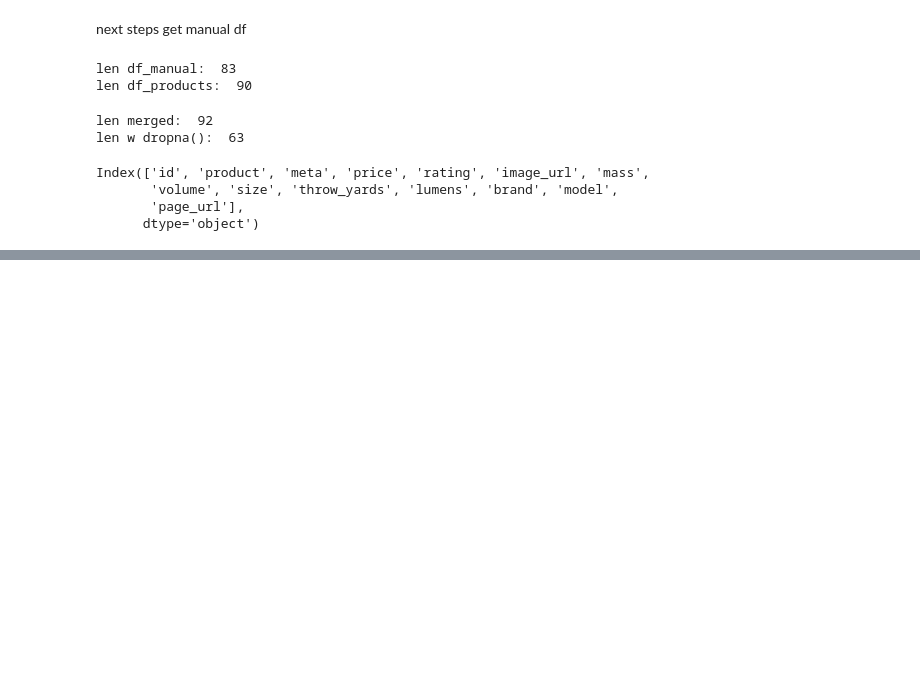
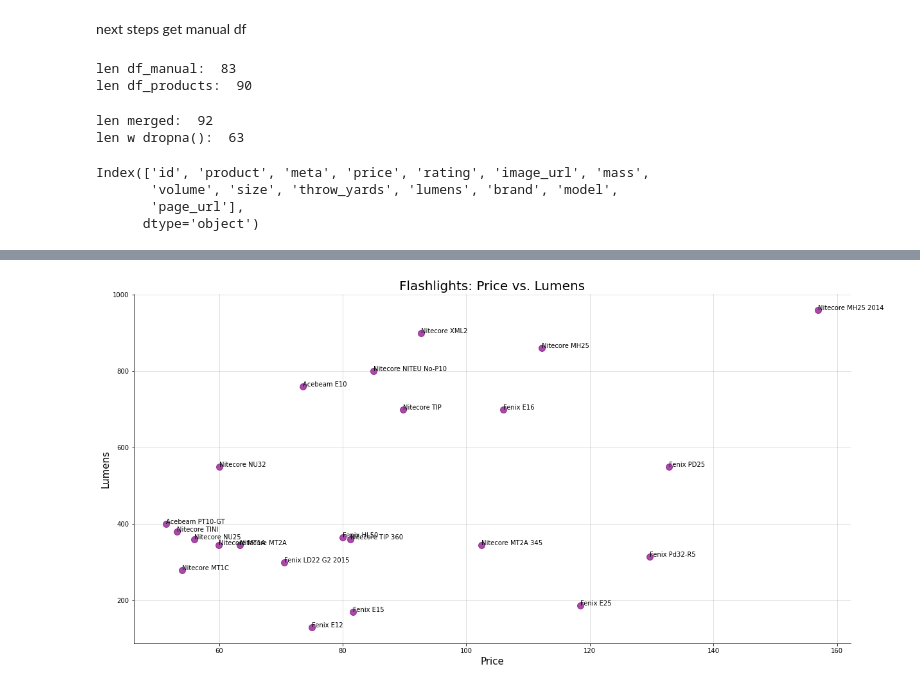
Before and after one commit to Guide-Analytics/absa, a Jupyter notebook: kush_code/J2/02-csv.ipynb, the cells around one changed output, grey strips where cells are left out. Saved outputs shown, nothing was run; the diff lists cells and outputs as text; code cells hidden in the pictures; blank space fills up the shorter version.

```diff
--- a/kush_code/J2/02-csv.ipynb
+++ b/kush_code/J2/02-csv.ipynb
@@ -193,0 +210,15 @@ df_final = df_final[['id',
+# %%
+import matplotlib.pyplot as plt
+import matplotlib.cm as cm
+
+df_final = df_final.loc[((df_final.price > 50) & (df_final.price < 175) & (df_final.lumens < 1200))]
+ax = df_final.plot(kind='scatter',x='price',y='lumens', s=100, c='purple', alpha=0.70)
+ax.set_title('Flashlights: Price vs. Lumens', fontsize=20)
+ax.set_xlabel('Price',fontsize=15)
+ax.set_ylabel('Lumens',fontsize=15)
+ax.spines['top'].set_visible(False)
+ax.spines['right'].set_visible(False)
+ax.grid(color='grey', linestyle='-', linewidth=0.5, alpha=0.5)
+df_final[['price','lumens','label']].apply(lambda row: ax.text(*row),axis=1);
+# %% [output]
+[figure, added]
```
Also changed, not shown: parts of 9 cells of this notebook, 3 other files.
